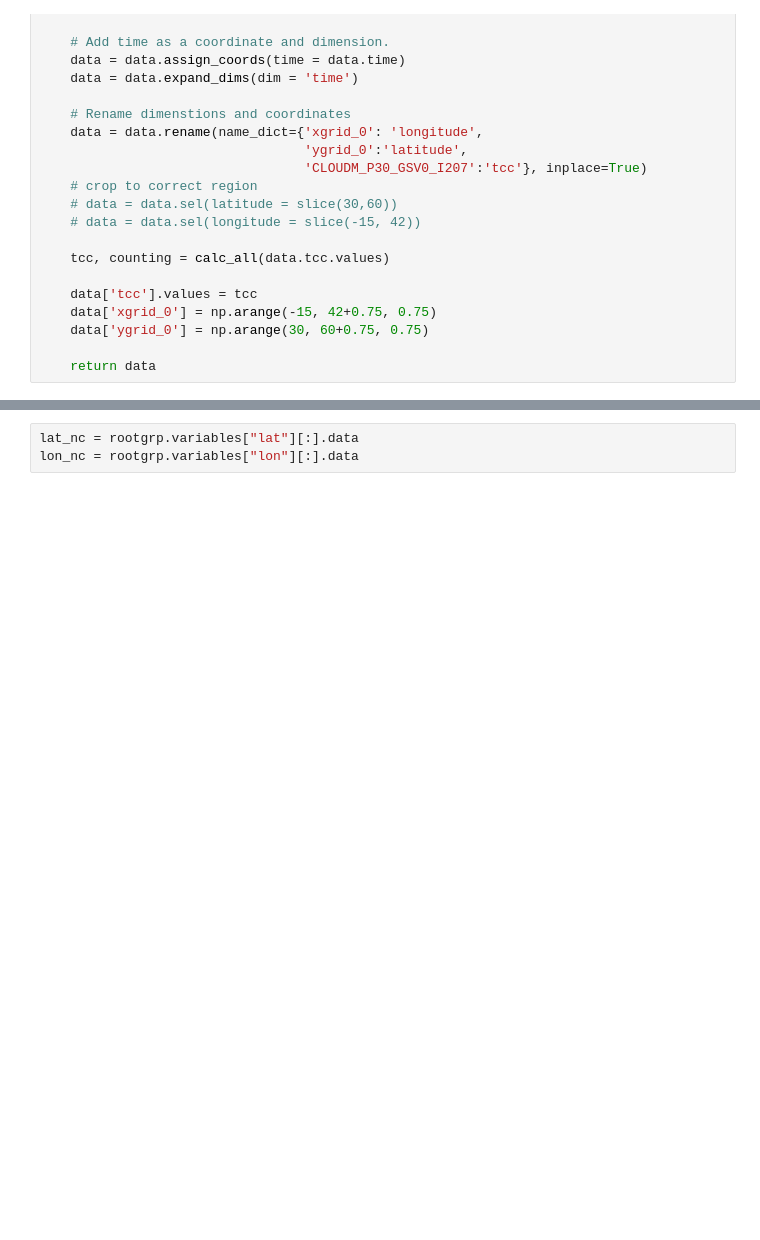
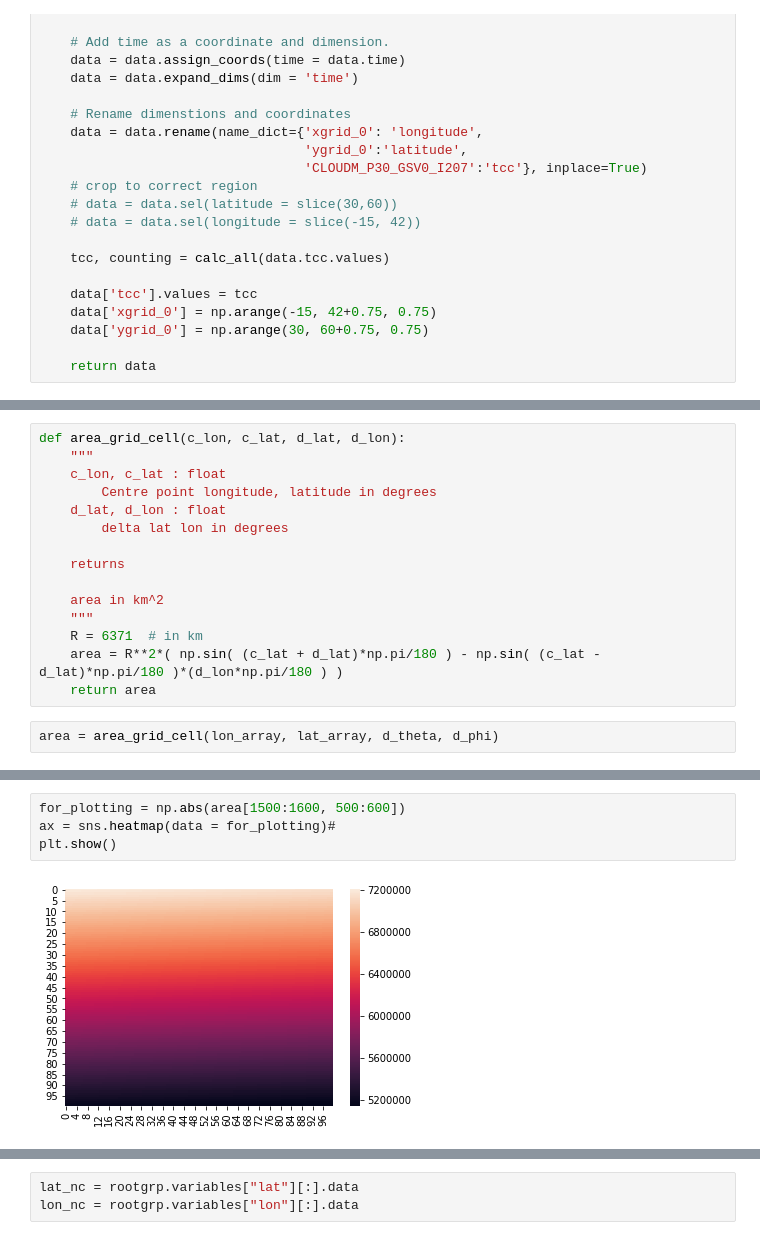
Before and after one commit to hannasv/ms, a Jupyter notebook: notebooks/ReadingSateliteData.ipynb, the cells around one changed output, grey strips where cells are left out. Saved outputs shown, nothing was run; the diff lists cells and outputs as text; blank space fills up the shorter version.

```diff
--- a/notebooks/ReadingSateliteData.ipynb
+++ b/notebooks/ReadingSateliteData.ipynb
@@ -138,0 +170,17 @@ sns.heatmap(lat_array)
+# %%
+def area_grid_cell(c_lon, c_lat, d_lat, d_lon):
+    """
+    c_lon, c_lat : float
+        Centre point longitude, latitude in degrees
+    d_lat, d_lon : float
+        delta lat lon in degrees
+
+    returns
+
+    area in km^2
+    """
+    R = 6371  # in km
+    area = R**2*( np.sin( (c_lat + d_lat)*np.pi/180 ) - np.sin( (c_lat - d_lat)*np.pi/180 )*(d_lon*np.pi/180 ) )
+    return area
+# %%
+area = area_grid_cell(lon_array, lat_array, d_theta, d_phi)
@@ -138,0 +193,6 @@ sns.heatmap(lat_array)
+# %%
+for_plotting = np.abs(area[1500:1600, 500:600])
+ax = sns.heatmap(data = for_plotting)#
+plt.show()
+# %% [output]
+[figure, added]
```
Also changed, not shown: parts of 92 cells of this notebook, 1 other file.
